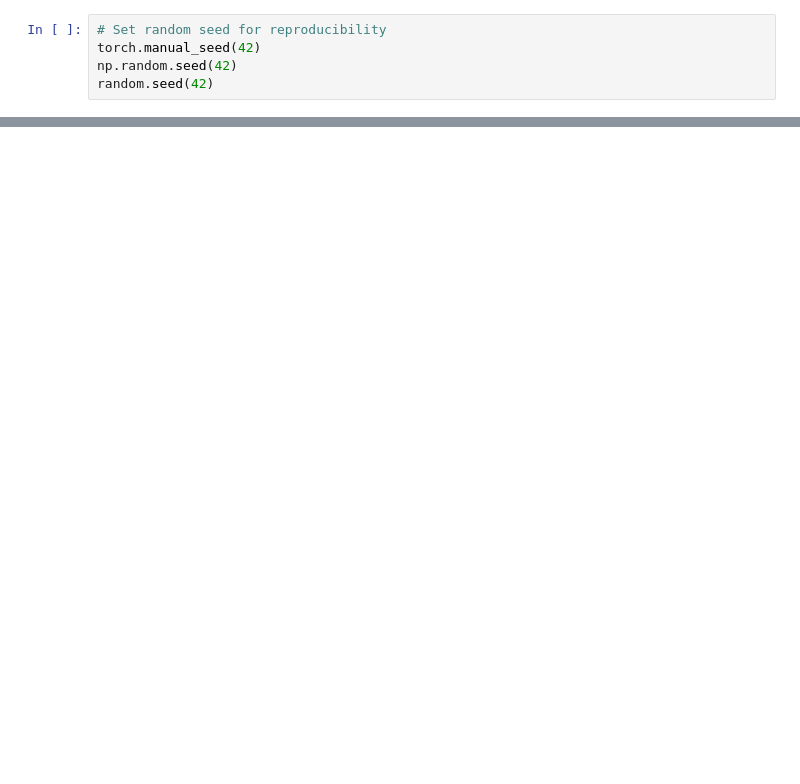
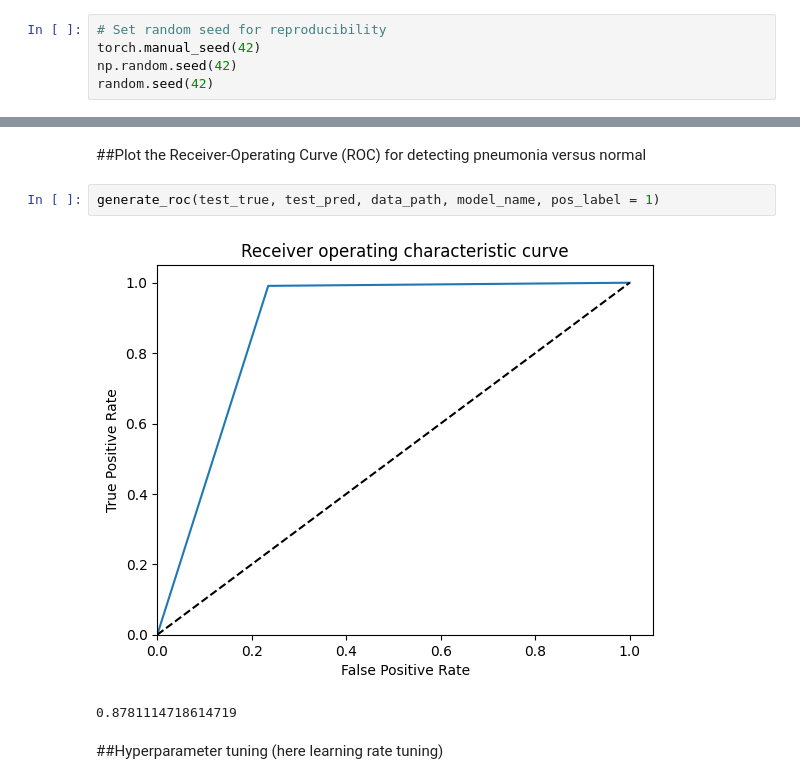
Before and after one commit to bi-horn/CNN_XRay, a Jupyter notebook: CNN_XRay.ipynb, the cells around one changed output, grey strips where cells are left out. Saved outputs shown, nothing was run; the diff lists cells and outputs as text; blank space fills up the shorter version.

```diff
--- a/CNN_XRay.ipynb
+++ b/CNN_XRay.ipynb
@@ -373 +190,10 @@ TEST: Accuracy: 0.9375 | Loss: 0.1617 | Recall: 0.9340 | Precision: 0.9432 | F-s
+# %% [markdown]
+##Plot the Receiver-Operating Curve (ROC) for detecting pneumonia versus normal
+# %%
+generate_roc(test_true, test_pred, data_path, model_name, pos_label = 1)
+# %% [output]
+[figure, added]
+0.8781114718614719
+# %% [markdown]
+##Hyperparameter tuning (here learning rate tuning)
 # %%
```
Also changed, not shown: parts of 28 cells of this notebook.
